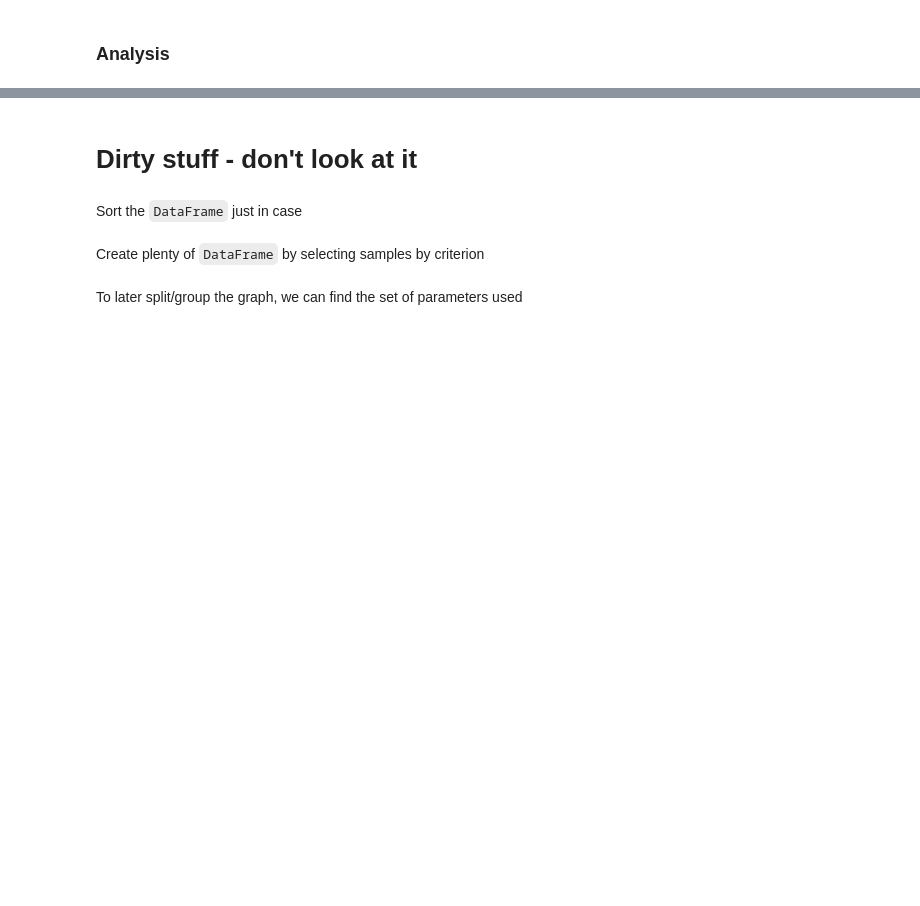
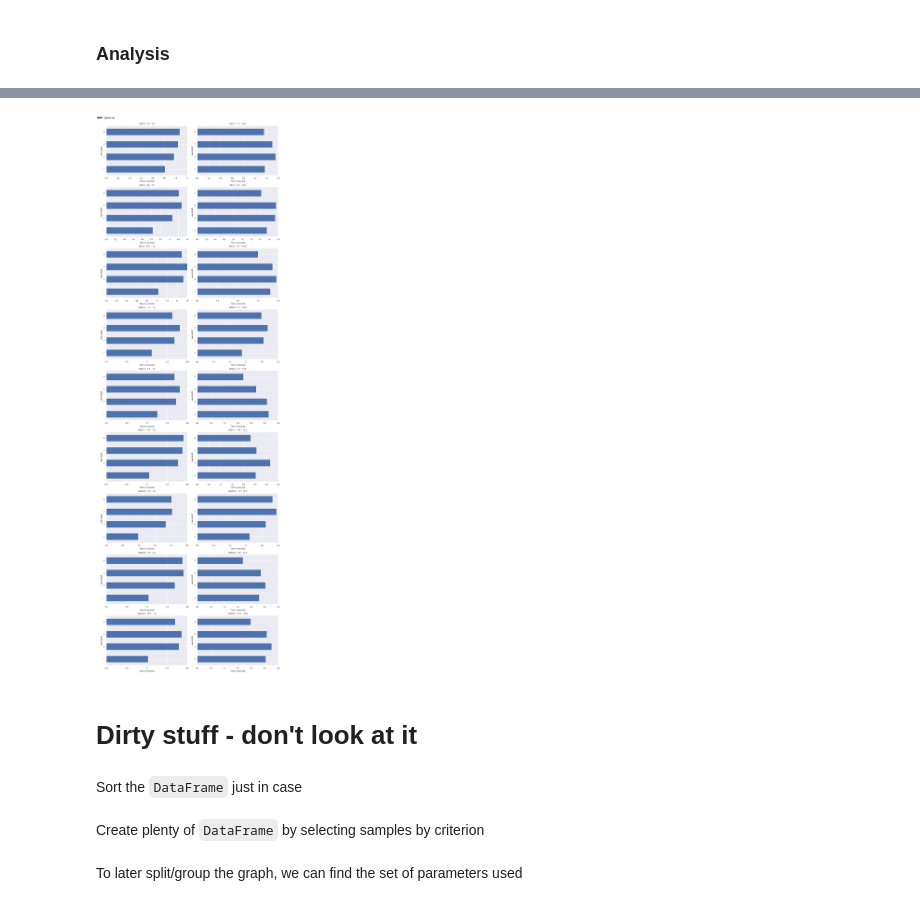
Before and after one commit to blueroutecn/gbrt-benchmarks, a Jupyter notebook: notebook_benchmarking.ipynb, the cells around one changed output, grey strips where cells are left out. Saved outputs shown, nothing was run; the diff lists cells and outputs as text; code cells hidden in the pictures; blank space fills up the shorter version.

```diff
--- a/notebook_benchmarking.ipynb
+++ b/notebook_benchmarking.ipynb
@@ -198,3 +272,28 @@ plt.tight_layout()
+# %%
+# Create a subplot
+nb_plot = 18
+ncols = 2
+nrows = int(np.ceil(nb_plot / ncols))
+fig, axs = plt.subplots(nrows=nrows, ncols=ncols, figsize=(10, 30))
+
+# Groupe the data for plotting
+grouped_num_samples = df_bench_leaf.groupby('num_samples')
+nplot = 0
+for ns, gs in grouped_num_samples:
+    grouped_num_features = gs.groupby('num_features')
+    for nf, gf in grouped_num_features:
+        grouped_num_estimators = gf.groupby('n_estimators')
+        for ne, ge in grouped_num_estimators:
+            df = ge.set_index('max_depth')
+            # Compute the index of the axis where to plot
+            idx_ax = np.unravel_index(nplot, (nrows, ncols))
+            # Sent the data to plot by selecting the column of interest
+            p, l = pd_df_barh(axs[idx_ax], df['speed-up'], (ns, nf, ne))
+            nplot += 1
+fig.legend(p, l, bbox_to_anchor=(0., 1., 1., .102), loc=3, ncol=3, mode="expand", borderaxespad=0.)
+plt.tight_layout()
+# %% [output]
+[figure, added]
 # %% [markdown]
 # Dirty stuff - don't look at it
 # %% [markdown]
```
Also changed, not shown: parts of 11 cells of this notebook.
